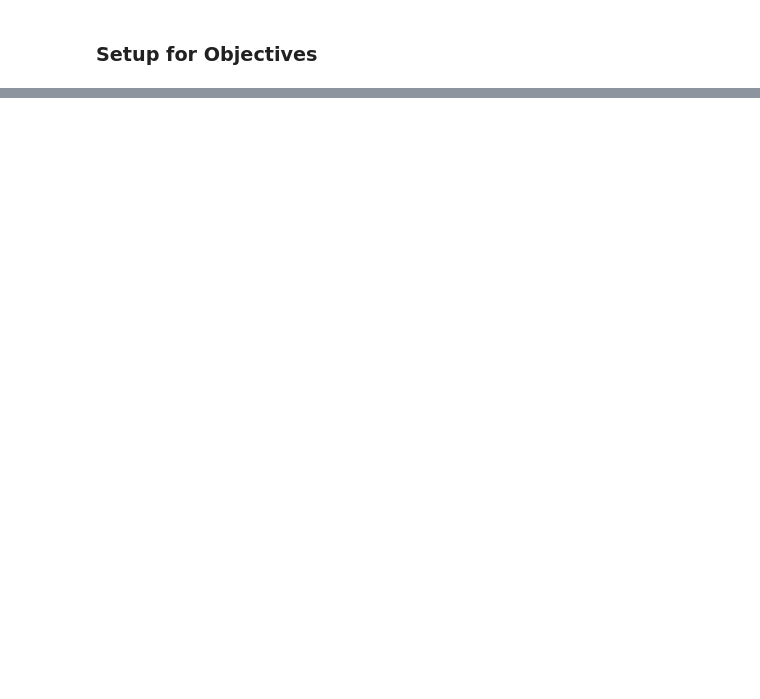
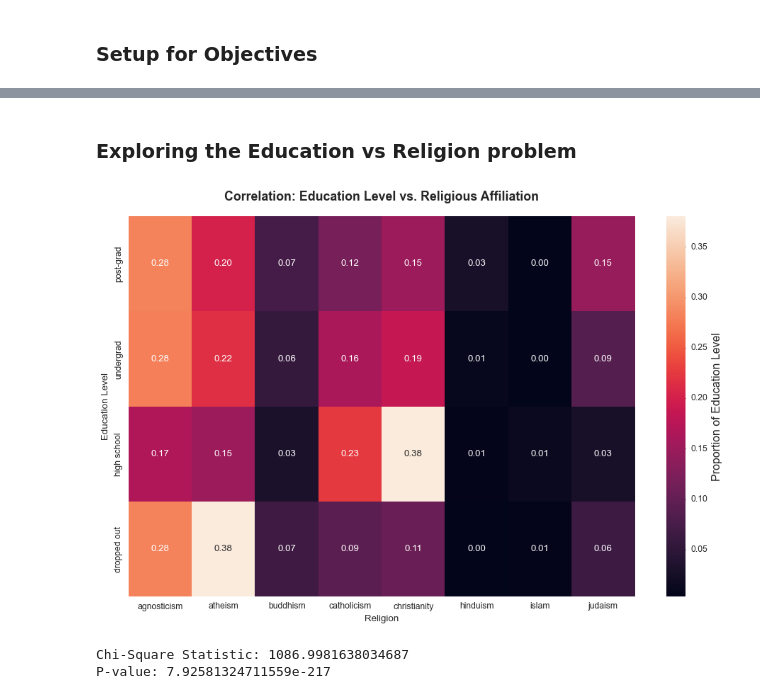
Before and after one commit to byPolo/OkCupid, a Jupyter notebook: Notebooks/OkCupid_DSP.ipynb, the cells around one changed output, grey strips where cells are left out. Saved outputs shown, nothing was run; the diff lists cells and outputs as text; code cells hidden in the pictures; blank space fills up the shorter version.

```diff
--- a/Notebooks/OkCupid_DSP.ipynb
+++ b/Notebooks/OkCupid_DSP.ipynb
@@ -58,0 +159,34 @@ print(profiles['education'].isnull().sum())
+# %% [markdown]
+### Exploring the Education vs Religion problem
+# %%
+
+noise_rel = ['not specified', 'other']
+edu_order = ['post-grad', 'undergrad', 'high school', 'dropped out']
+
+df_clean = profiles[(profiles['edu_cleaned'].isin(edu_order)) & (~profiles['religion_cleaned'].isin(noise_rel))].copy()
+
+
+# 2. Create the Contingency Table (Cross-tabulation)
+# 'normalize="index"' scales the rows so they add up to 100%
+cross_tab = pd.crosstab(df_clean['edu_cleaned'], df_clean['religion_cleaned'], normalize='index')
+cross_tab_ordered = cross_tab.reindex(index=edu_order)
+# 3. Plot the Heatmap
+plt.figure(figsize=(12, 8))
+sns.heatmap(cross_tab_ordered, annot=True, fmt=".2f", cmap="rocket", cbar_kws={'label': 'Proportion of Education Level'})
+
+plt.title('Correlation: Education Level vs. Religious Affiliation', fontsize=16, fontweight='bold', pad=20)
+plt.xlabel('Religion', fontsize=12)
+plt.ylabel('Education Level', fontsize=12)
+plt.tight_layout()
+plt.show()
+
+# Run the test on raw counts (not normalized)
+raw_ctab = pd.crosstab(df_clean['edu_cleaned'], df_clean['religion_cleaned'])
+chi2, p, dof, expected = chi2_contingency(raw_ctab)
+
+print(f"Chi-Square Statistic: {chi2}")
+print(f"P-value: {p}")
+# %% [output]
+[figure, added]
+Chi-Square Statistic: 1086.9981638034687
+P-value: 7.92581324711559e-217
```
Also changed, not shown: parts of 16 cells of this notebook, 1 other file.
